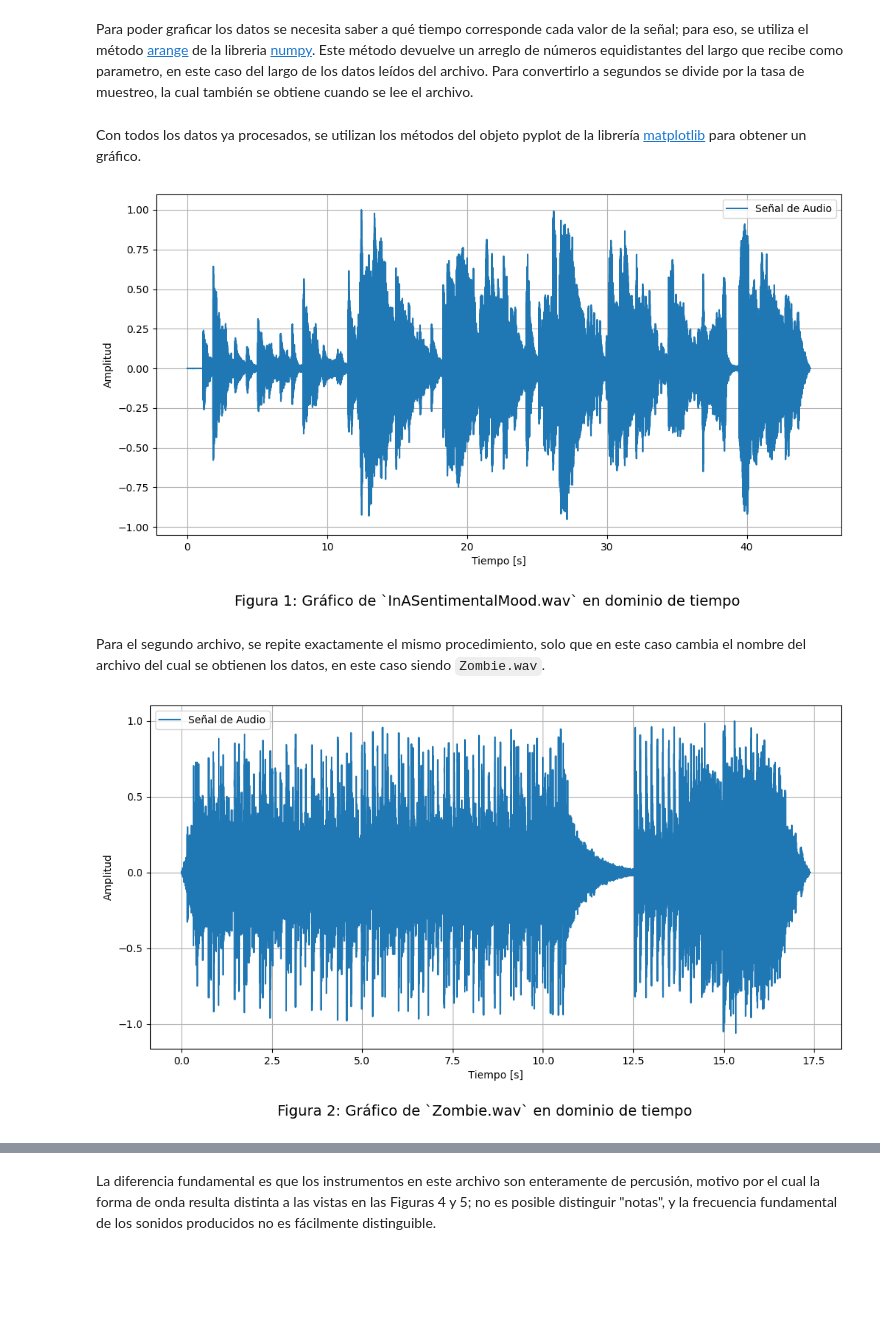
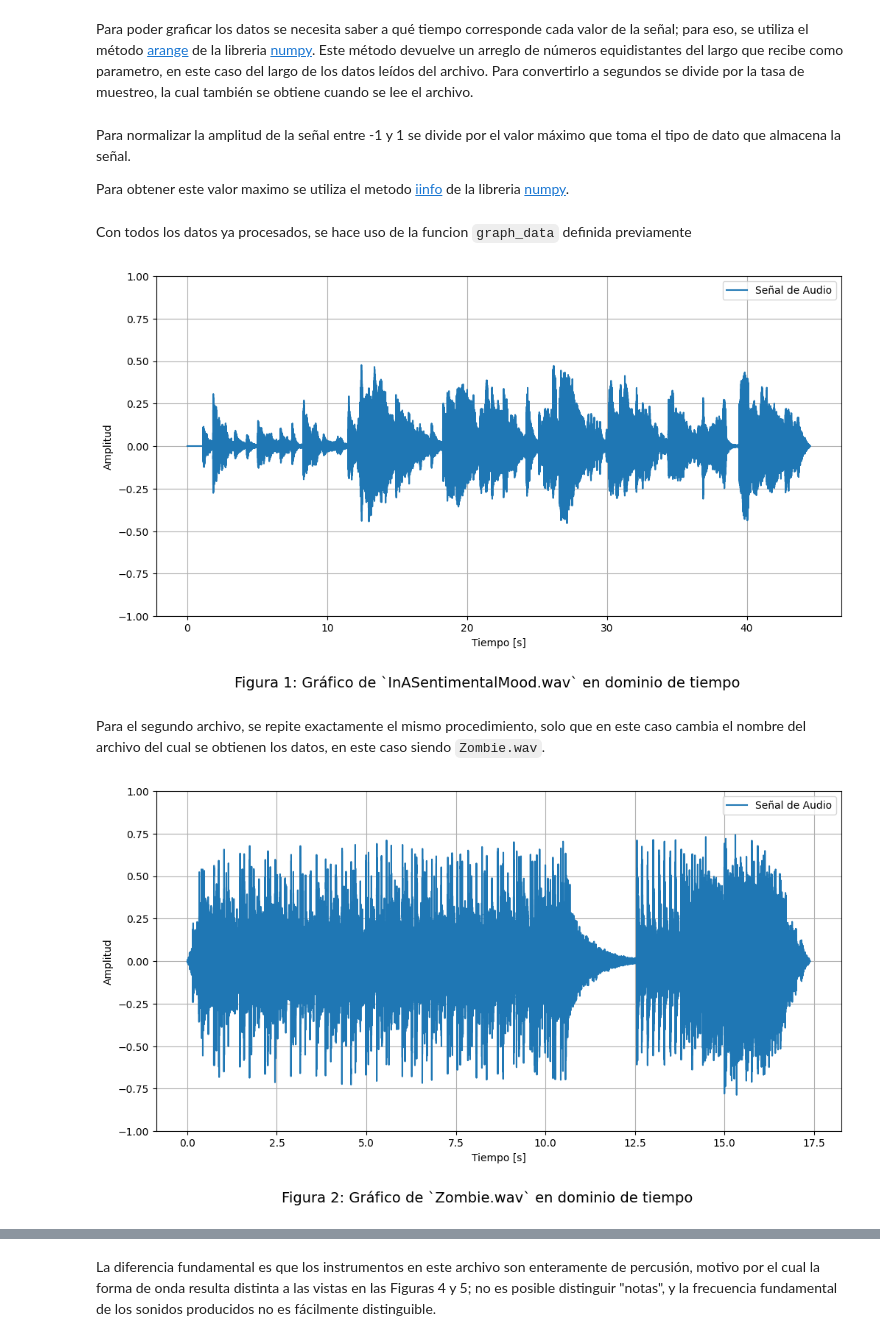
Before and after one commit to mjkloeckner/TB065, a Jupyter notebook: primera_parte/tpe_primera_parte.ipynb, the cells around one changed output, grey strips where cells are left out. Drawn from its saved outputs; the diff is of its cells as text; code cells hidden in the pictures; blank space fills up the shorter version.

Commit message:
Define `graph_plot` function

```diff
--- a/primera_parte/tpe_primera_parte.ipynb
+++ b/primera_parte/tpe_primera_parte.ipynb
@@ -50,2 +49,0 @@ la señal. De esta forma, acotamos la amplitud de la misma entre -1 y 1.
-# %%
-file1_data = file1_data / np.max(file1_data)
@@ -52,3 +52,19 @@ file1_data = file1_data / np.max(file1_data)
+# %%
+def graph_data(x, y, title, figure_number=0, t=0, dt=0):
+  figure = plt.figure(num=title, figsize=(12, 6))
+  figure_caption = 'Figura ' + str(figure_number) + ': ' + title
+
+  figure.text(.5, -0.05, figure_caption, ha='center', fontsize=14)
+  plt.plot(x, y, label='Señal de Audio')
+  plt.xlabel('Tiempo [s]')
+  plt.ylabel('Amplitud')
+  plt.grid(True)
+  plt.legend()
+  if t != 0:
+    plt.xlim([t, t+dt])
+
+  plt.ylim([-1, 1])
+  plt.show()
 # %% [markdown]
 Para poder graficar los datos se necesita saber a qué tiempo corresponde cada valor de la
 señal; para eso, se utiliza el método [arange](https://numpy.org/doc/stable/reference/generated/numpy.arange.html#numpy-arange)
@@ -57,24 +73,20 @@ devuelve un arreglo de números equidistantes del largo que recibe como parametr
 en este caso del largo de los datos leídos del archivo. Para convertirlo a segundos
 se divide por la tasa de muestreo, la cual también se obtiene cuando se lee el archivo.
 # %%
-file1_time = np.arange(len(file1_data)) / file1_sample_rate
-file1_figure_title = 'Gráfico de `' + str(file1_name) + '` en dominio de tiempo'
+time = np.arange(len(file1_data)) / file1_sample_rate
+figure_title = 'Gráfico de `' + str(file1_name) + '` en dominio de tiempo'
+# %% [markdown]
+Para normalizar la amplitud de la señal entre -1 y 1 se divide por el valor máximo que toma el tipo de dato que almacena la señal.
+
+Para obtener este valor maximo se utiliza el metodo [iinfo](https://numpy.org/doc/stable/reference/generated/numpy.iinfo.html#numpy-iinfo) de la libreria [numpy](https://numpy.org/doc/stable/index.html).
+# %%
+data = file1_data / np.iinfo(file1_data.dtype).max
 # %% [markdown]
-Con todos los datos ya procesados, se utilizan los métodos del objeto pyplot de la
-librería [matplotlib](https://matplotlib.org/) para obtener un gráfico.
+Con todos los datos ya procesados, se hace uso de la funcion `graph_data` definida previamente
 # %%
-file1_figure = plt.figure(num=file1_figure_title, figsize=(12, 6))
-file1_figure_caption = 'Figura 1: ' + file1_figure_title
-
-file1_figure.text(.5, -0.05, file1_figure_caption, ha='center', fontsize=14)
-plt.plot(file1_time, file1_data, label='Señal de Audio')
-plt.xlabel('Tiempo [s]')
-plt.ylabel('Amplitud')
-plt.grid(True)
-plt.legend()
-plt.show()
+graph_data(time, data, figure_title, 1)
 # %% [output]
-[figure, old version]
+[figure, new version]
 # %% [markdown]
 Para el segundo archivo, se repite exactamente el mismo procedimiento,
 solo que en este caso cambia el nombre del archivo del cual se obtienen los
@@ -82,23 +94,11 @@ datos, en este caso siendo `Zombie.wav`.
 # %%
 file2_sample_rate, file2_data = wavfile.read(file2_name)
 
-file2_data = file2_data / np.max(file2_data)
+data = file2_data / np.iinfo(file2_data.dtype).max
+time = np.arange(len(file2_data)) / file2_sample_rate
+figure_title = 'Gráfico de `' + str(file2_name) + '` en dominio de tiempo'
 
-file2_time = np.arange(len(file2_data)) / file2_sample_rate
-file2_figure_title = 'Gráfico de `' + str(file2_name) + '` en dominio de tiempo'
-
-file2_figure = plt.figure(num=file2_figure_title, figsize=(12, 6))
-file2_figure_caption = 'Figura 2: ' + file2_figure_title
-
-file2_figure.text(.5, -0.04, file2_figure_caption, ha='center', fontsize=14)
-
-plt.plot(file2_time, file2_data, label='Señal de Audio')
-# plt.title(file2_figure_title)
-plt.xlabel('Tiempo [s]')
-plt.ylabel('Amplitud')
-plt.grid(True)
-plt.legend()
-plt.show()
+graph_data(time, data, figure_title, 2)
 # %% [output]
-[figure, old version]
+[figure, new version]
 # %% [markdown]
```
Also changed, not shown: parts of 14 cells of this notebook.
